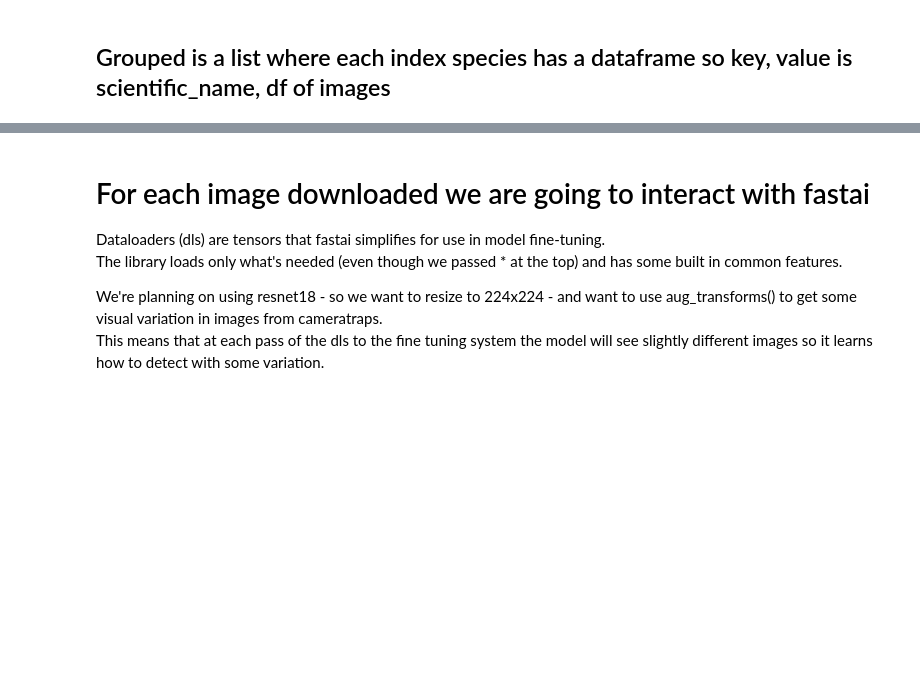
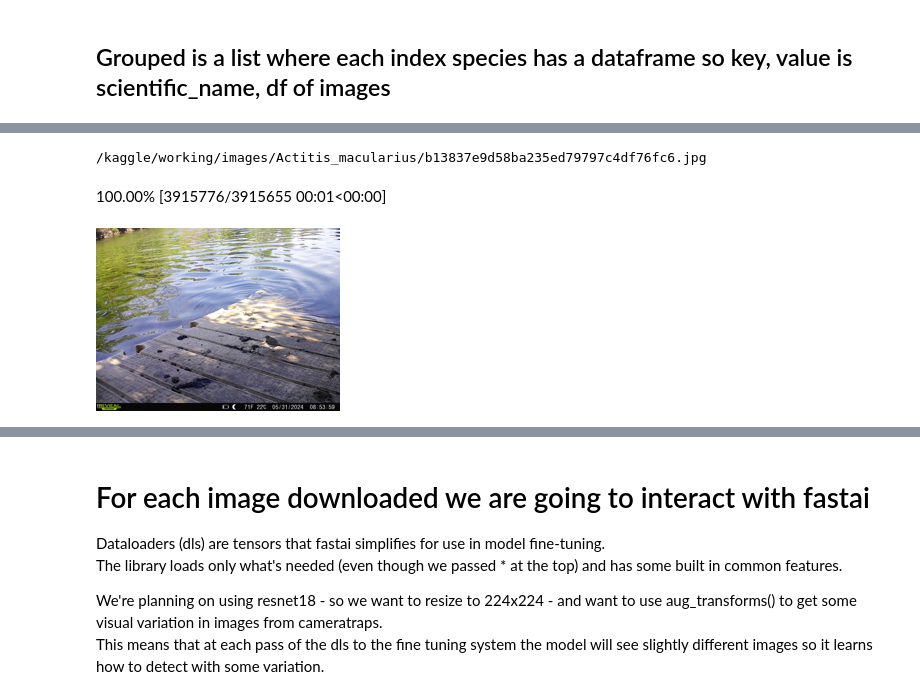
Before and after one commit to morescode-pm/kaggle-fastai, a Jupyter notebook: pull-observations-kaggle.ipynb, the cells around one changed output, grey strips where cells are left out. Drawn from its saved outputs; the diff is of its cells as text; code cells hidden in the pictures; blank space fills up the shorter version.

Commit message:
Kaggle Notebook | cameratrap-ml-training | with fast ai downloaders

```diff
--- a/pull-observations-kaggle.ipynb
+++ b/pull-observations-kaggle.ipynb
@@ -498,0 +444,20 @@ Wall time: 6min 7s
+# %%
+# fast ai version of image downloading
+from fastdownload import download_url
+
+ims = grouped[0][1]['publicURL'].tolist()
+imn = grouped[0][1]['mediaID'].tolist()
+
+len(ims)
+
+dest = os.path.join(base_dir, grouped[0][0].replace(' ','_'), f'{imn[0]}.jpg')
+print(dest)
+
+download_url(ims[0], dest)
+
+im = Image.open(dest)
+im.to_thumb(244,244)
+# %% [output]
+/kaggle/working/images/Actitis_macularius/b13837e9d58ba235ed79797c4df76fc6.jpg
+100.00% [3915776/3915655 00:01<00:00]
+[figure, added]
```
Also changed, not shown: parts of 12 cells of this notebook.
